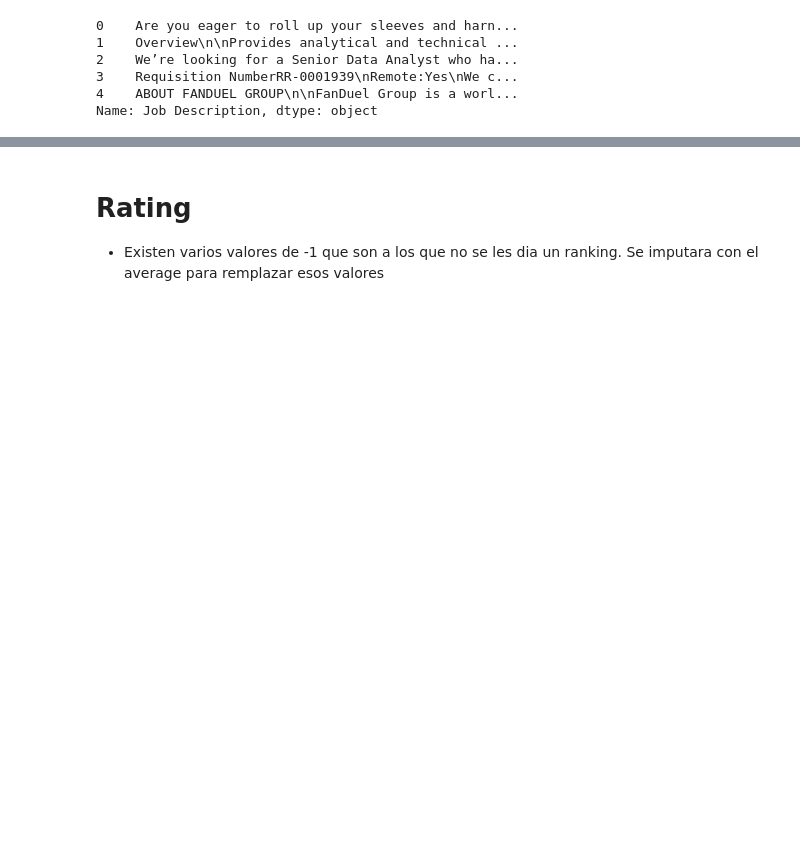
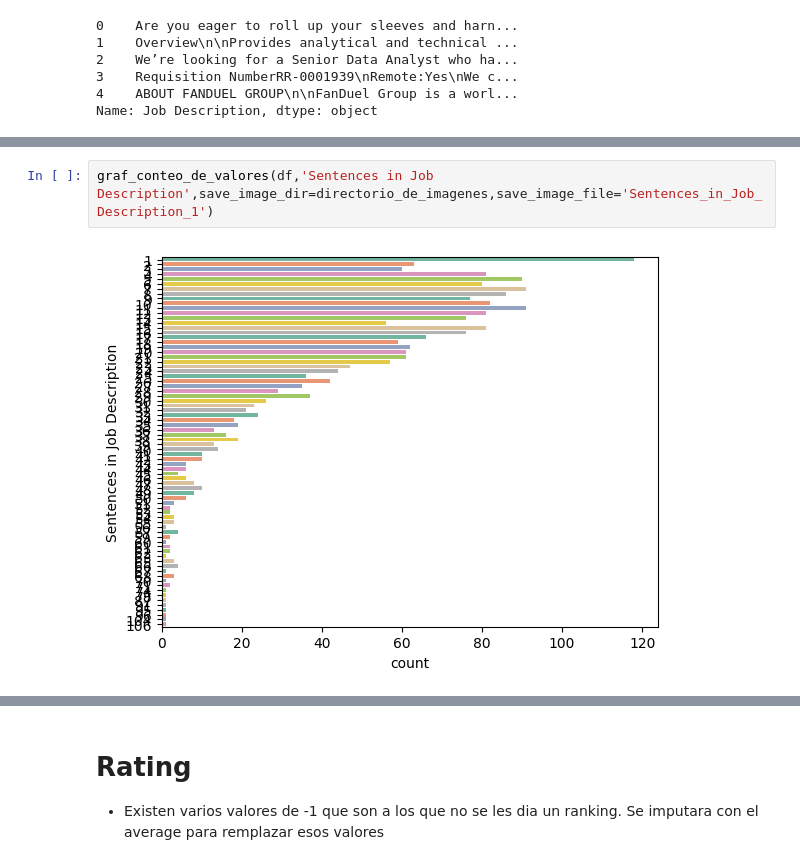
Before and after one commit to LeonardoBolanos/machine_learning_s3_2024, a Jupyter notebook: notebooks/1.0-lobr-exploration-analysis-final-project.ipynb, the cells around one changed output, grey strips where cells are left out. Saved outputs shown, nothing was run; the diff lists cells and outputs as text; blank space fills up the shorter version.

```diff
--- a/notebooks/1.0-lobr-exploration-analysis-final-project.ipynb
+++ b/notebooks/1.0-lobr-exploration-analysis-final-project.ipynb
@@ -398,0 +435,4 @@ Name: Job Description, dtype: object
+# %%
+graf_conteo_de_valores(df,'Sentences in Job Description',save_image_dir=directorio_de_imagenes,save_image_file='Sentences_in_Job_Description_1')
+# %% [output]
+[figure, added]
```
Also changed, not shown: parts of 24 cells of this notebook.
